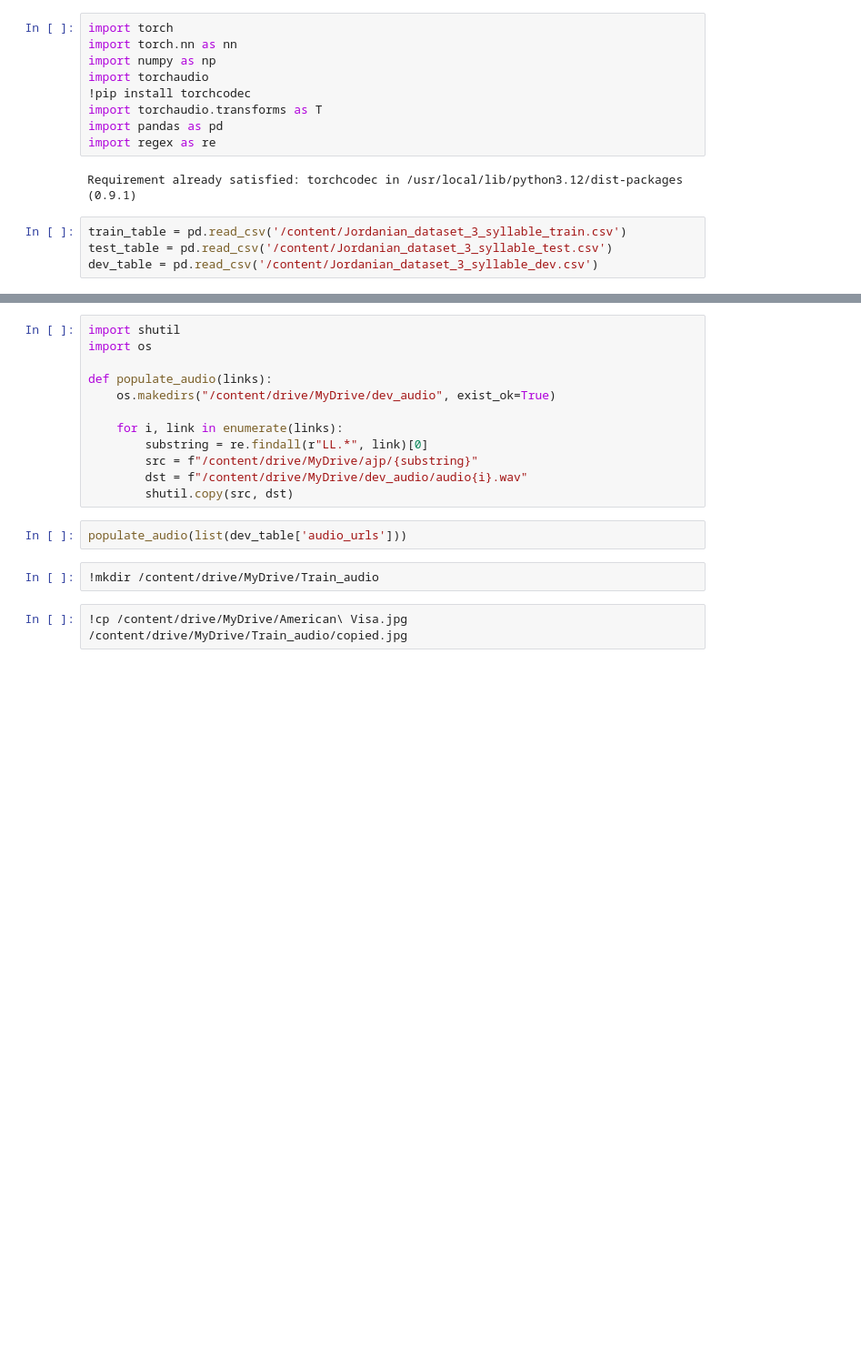
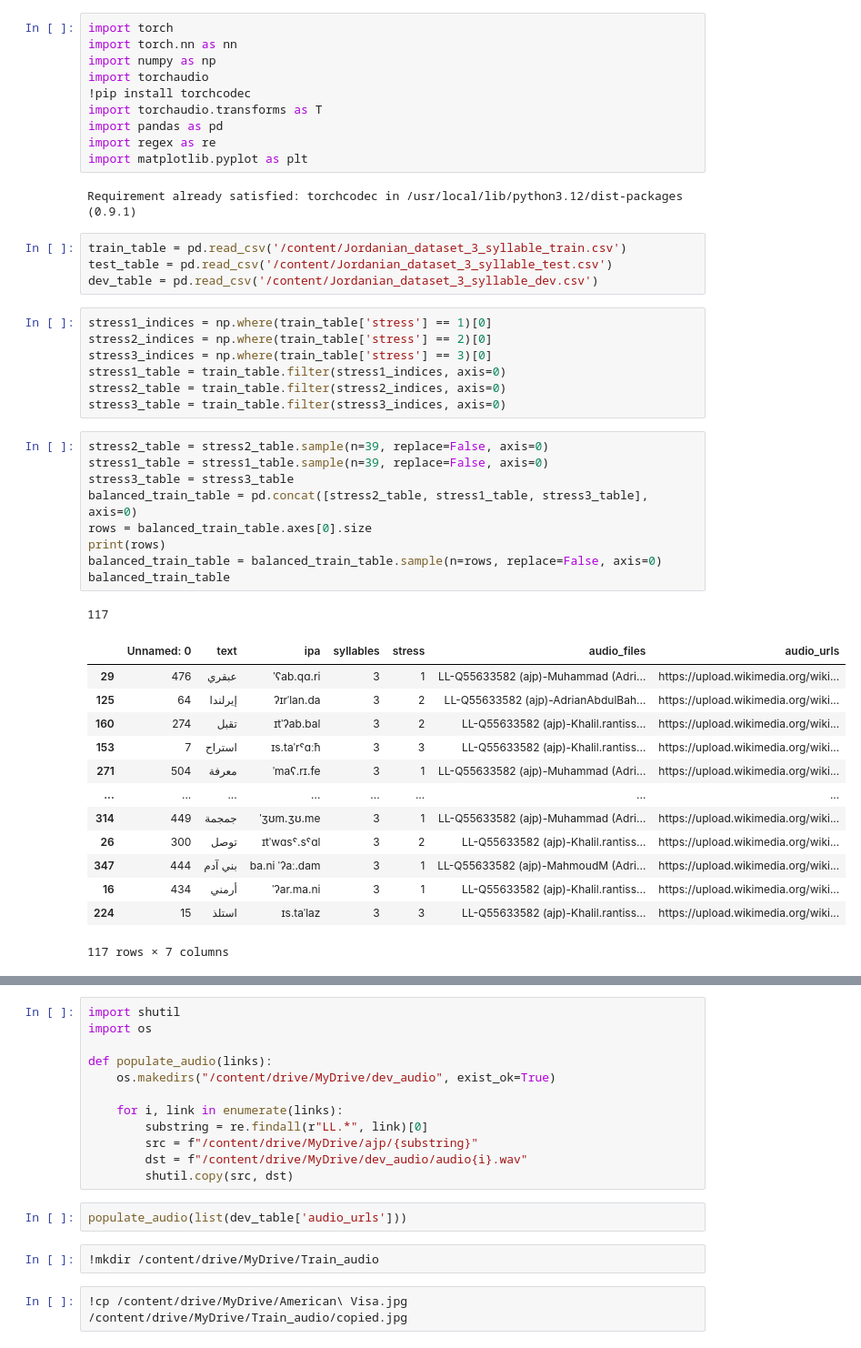
Before and after one commit to zelalemamera-stonybrook/projects-sandbox, a Jupyter notebook: Convolutional_Neural_Network.ipynb, the cells around one changed output, grey strips where cells are left out. Shown at 91% size. Cells and saved outputs as stored; diff of their text form; blank space fills up the shorter version.

```diff
--- a/Convolutional_Neural_Network.ipynb
+++ b/Convolutional_Neural_Network.ipynb
@@ -9,9 +9,41 @@ import torchaudio
 import torchaudio.transforms as T
 import pandas as pd
 import regex as re
+import matplotlib.pyplot as plt
 # %% [output]
 Requirement already satisfied: torchcodec in /usr/local/lib/python3.12/dist-packages (0.9.1)
 # %%
 train_table = pd.read_csv('/content/Jordanian_dataset_3_syllable_train.csv')
 test_table = pd.read_csv('/content/Jordanian_dataset_3_syllable_test.csv')
 dev_table = pd.read_csv('/content/Jordanian_dataset_3_syllable_dev.csv')
+# %%
+stress1_indices = np.where(train_table['stress'] == 1)[0]
+stress2_indices = np.where(train_table['stress'] == 2)[0]
+stress3_indices = np.where(train_table['stress'] == 3)[0]
+stress1_table = train_table.filter(stress1_indices, axis=0)
+stress2_table = train_table.filter(stress2_indices, axis=0)
+stress3_table = train_table.filter(stress3_indices, axis=0)
+# %%
+stress2_table = stress2_table.sample(n=39, replace=False, axis=0)
+stress1_table = stress1_table.sample(n=39, replace=False, axis=0)
+stress3_table = stress3_table
+balanced_train_table = pd.concat([stress2_table, stress1_table, stress3_table], axis=0)
+rows = balanced_train_table.axes[0].size
+print(rows)
+balanced_train_table = balanced_train_table.sample(n=rows, replace=False, axis=0)
+balanced_train_table
+# %% [output]
+117
+|  | Unnamed: 0 | text | ipa | syllables | stress | audio_files | audio_urls |
+| 29 | 476 | عبقري | ˈʕab.qɑ.ri | 3 | 1 | LL-Q55633582 (ajp)-Muhammad (Adri... | https://upload.wikimedia.org/wiki... |
+| 125 | 64 | إيرلندا | ʔɪrˈlan.da | 3 | 2 | LL-Q55633582 (ajp)-AdrianAbdulBah... | https://upload.wikimedia.org/wiki... |
+| 160 | 274 | تقبل | ɪtˈʔab.bal | 3 | 2 | LL-Q55633582 (ajp)-Khalil.rantiss... | https://upload.wikimedia.org/wiki... |
+| 153 | 7 | استراح | ɪs.taˈrˤɑːħ | 3 | 3 | LL-Q55633582 (ajp)-Khalil.rantiss... | https://upload.wikimedia.org/wiki... |
+| 271 | 504 | معرفة | ˈmaʕ.rɪ.fe | 3 | 1 | LL-Q55633582 (ajp)-Muhammad (Adri... | https://upload.wikimedia.org/wiki... |
+| ... | ... | ... | ... | ... | ... | ... | ... |
+| 314 | 449 | جمجمة | ˈʒʊm.ʒʊ.me | 3 | 1 | LL-Q55633582 (ajp)-Muhammad (Adri... | https://upload.wikimedia.org/wiki... |
+| 26 | 300 | توصل | ɪtˈwɑsˤ.sˤɑl | 3 | 2 | LL-Q55633582 (ajp)-Khalil.rantiss... | https://upload.wikimedia.org/wiki... |
+| 347 | 444 | بني آدم | ba.ni ˈʔaː.dam | 3 | 1 | LL-Q55633582 (ajp)-MahmoudM (Adri... | https://upload.wikimedia.org/wiki... |
+| 16 | 434 | أرمني | ˈʔar.ma.ni | 3 | 1 | LL-Q55633582 (ajp)-Khalil.rantiss... | https://upload.wikimedia.org/wiki... |
+| 224 | 15 | استلذ | ɪs.taˈlaz | 3 | 3 | LL-Q55633582 (ajp)-Khalil.rantiss... | https://upload.wikimedia.org/wiki... |
+117 rows × 7 columns
```
Also changed, not shown: parts of 23 cells of this notebook.
